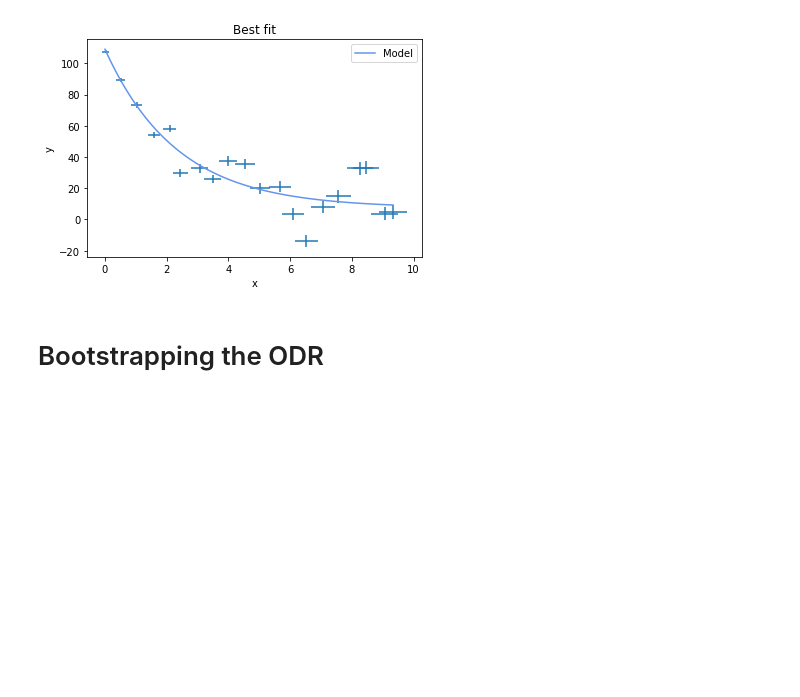
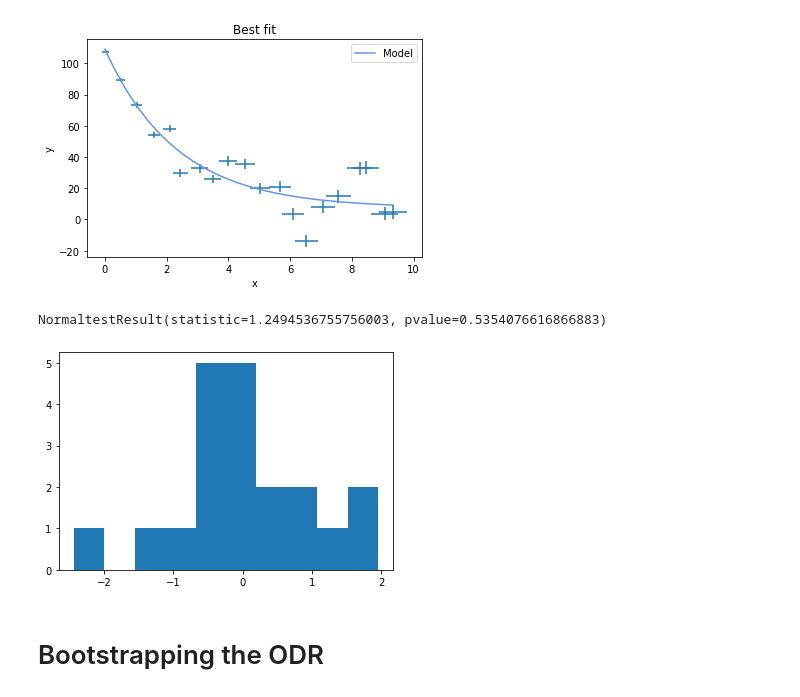
Before and after one commit to Ma-Fi-94/ODR, a Jupyter notebook: test.ipynb, the cells around one changed output. Saved outputs shown, nothing was run; the diff lists cells and outputs as text; code cells hidden in the pictures; blank space fills up the shorter version.

```diff
--- a/test.ipynb
+++ b/test.ipynb
@@ -68,6 +70,17 @@ plt.legend()
 # %% [output]
 <matplotlib.legend.Legend at 0x...>
 [figure]
+# %%
+# Normalised Residuals
+r = y - exp_function(fit1.beta, x)
+r = r - np.mean(r)
+r = r/np.std(r)
+plt.hist(r)
+
+print(sp.stats.normaltest(r))
+# %% [output]
+NormaltestResult(statistic=1.2494536755756003, pvalue=0.5354076616866883)
+[figure, added]
 # %% [markdown]
 # Bootstrapping the ODR
 # %%
```
Also changed, not shown: parts of 12 cells of this notebook.
